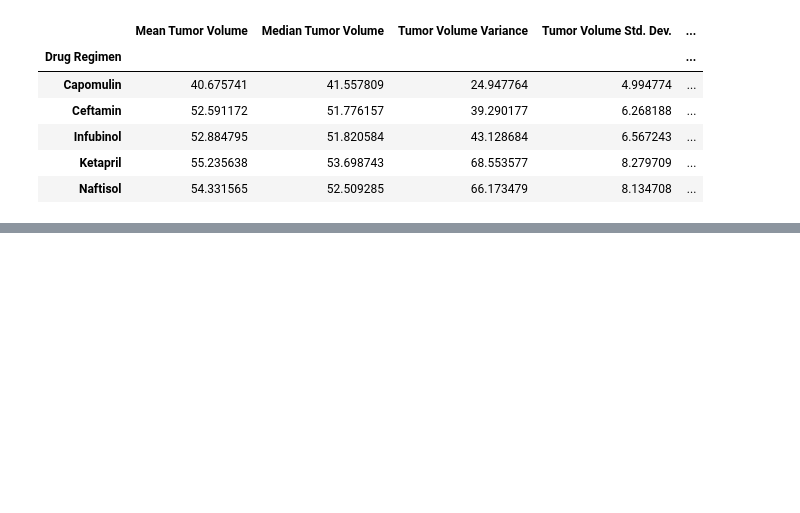
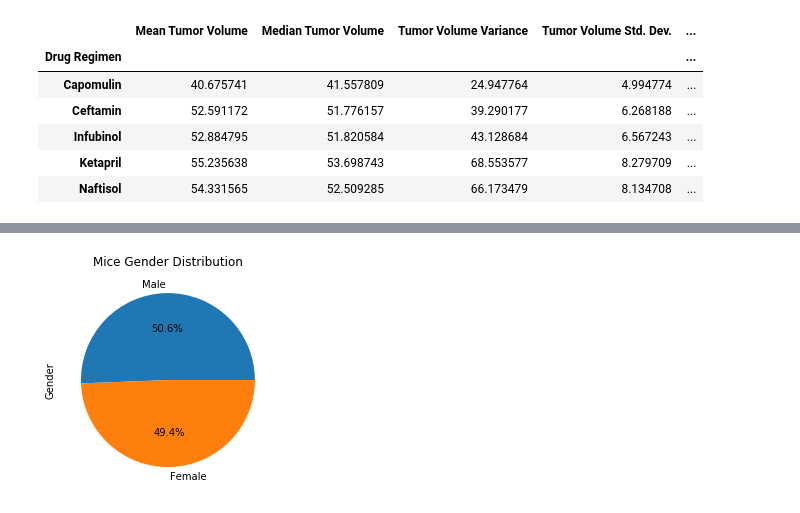
Before and after one commit to theriotn95/Pymaceuticals, a Jupyter notebook: pymaceuticals_study.ipynb, the cells around one changed output, grey strips where cells are left out. Saved outputs shown, nothing was run; the diff lists cells and outputs as text; code cells hidden in the pictures; blank space fills up the shorter version.

```diff
--- a/pymaceuticals_study.ipynb
+++ b/pymaceuticals_study.ipynb
@@ -51,0 +114,11 @@ sum_table.head()
+# %%
+#With pandas create a pie plot showing the distribution of female versus male mice
+
+gen_df = study_df["Sex"].value_counts()
+gen_df.plot.pie(autopct = "%1.1f%%")
+plt.ylabel("Gender")
+plt.title("Mice Gender Distribution")
+
+plt.show()
+# %% [output]
+[figure, added]
```
Also changed, not shown: parts of 9 cells of this notebook.
